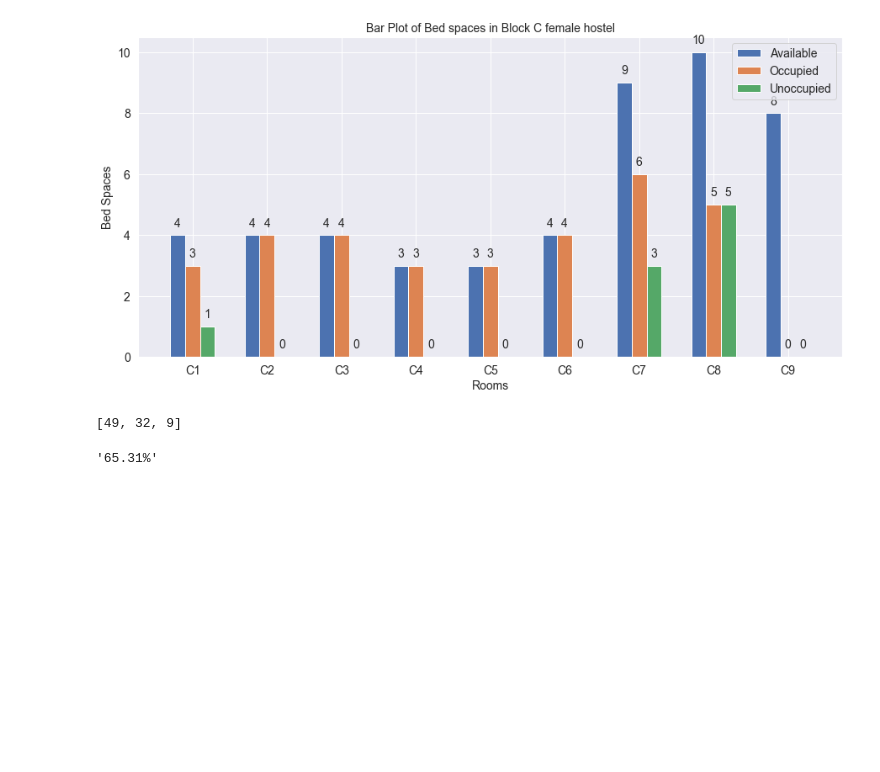
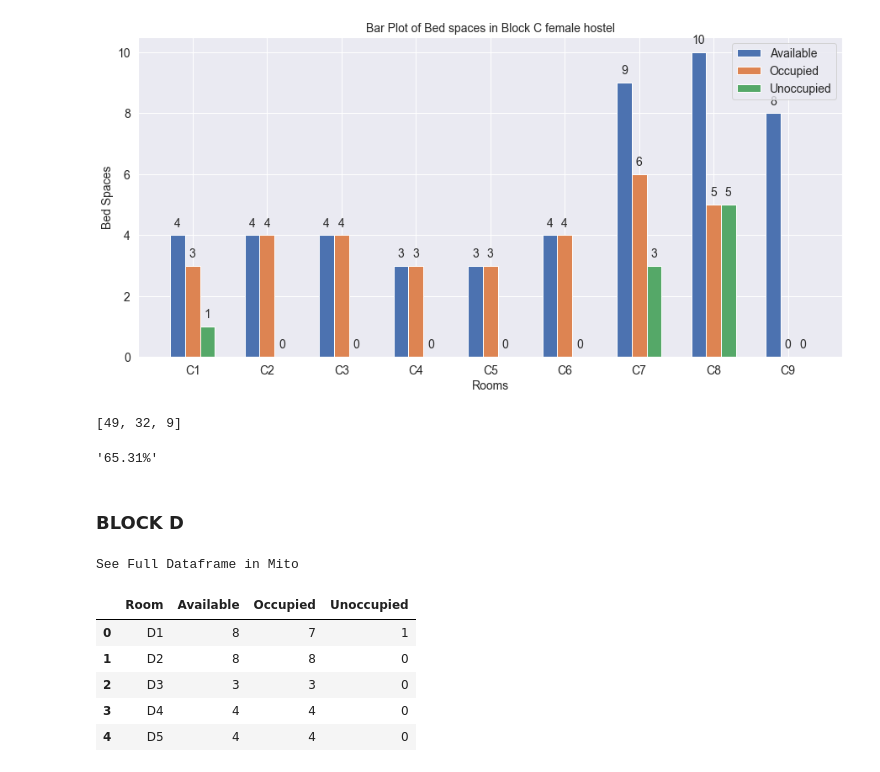
Before and after one commit to Melchizedeke/Data-Visualization-01, a Jupyter notebook: codes.ipynb, the cells around one changed output. Drawn from its saved outputs; the diff is of its cells as text; code cells hidden in the pictures; blank space fills up the shorter version.

Commit message:
New dataframe

```diff
--- a/codes.ipynb
+++ b/codes.ipynb
@@ -202,3 +202,25 @@ occ_C = f'{stats_C[1]/stats_C[0]*100:.2f}%'
 occ_C
 # %% [output]
 '65.31%'
+# %% [markdown]
+### BLOCK D
+# %%
+# Data Dictionary for block D
+block_D = {'Room': ['D1', 'D2', 'D3', 'D4', 'D5', 'D6', 'D7', 'D8', 'D9'],
+        'Available': [8, 8, 3, 4, 4, 3, 4, 4, 8],
+        'Occupied': [7, 8, 3, 4, 4, 3, 2, 4, 0],
+        'Unoccupied':[1, 0, 0, 0, 0, 0, 2, 0, 0]}
+# %%
+# Converting the dictionary to a dataframe
+df_D = pd.DataFrame(block_D)
+# %%
+# Viewing the first five rows of the dataframe
+df_D.head()
+# %% [output]
+See Full Dataframe in Mito
+|  | Room | Available | Occupied | Unoccupied |
+| 0 | D1 | 8 | 7 | 1 |
+| 1 | D2 | 8 | 8 | 0 |
+| 2 | D3 | 3 | 3 | 0 |
+| 3 | D4 | 4 | 4 | 0 |
+| 4 | D5 | 4 | 4 | 0 |
```
Also changed, not shown: parts of 1 cell of this notebook.
